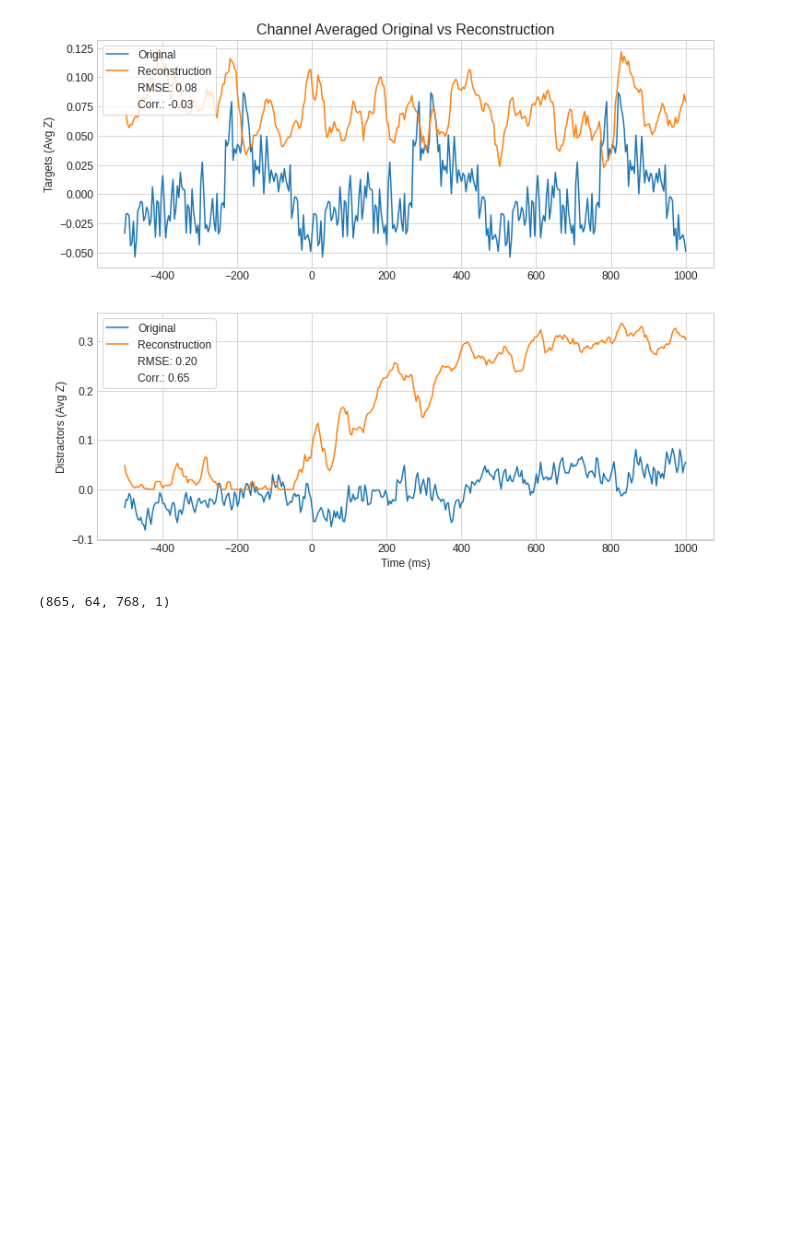
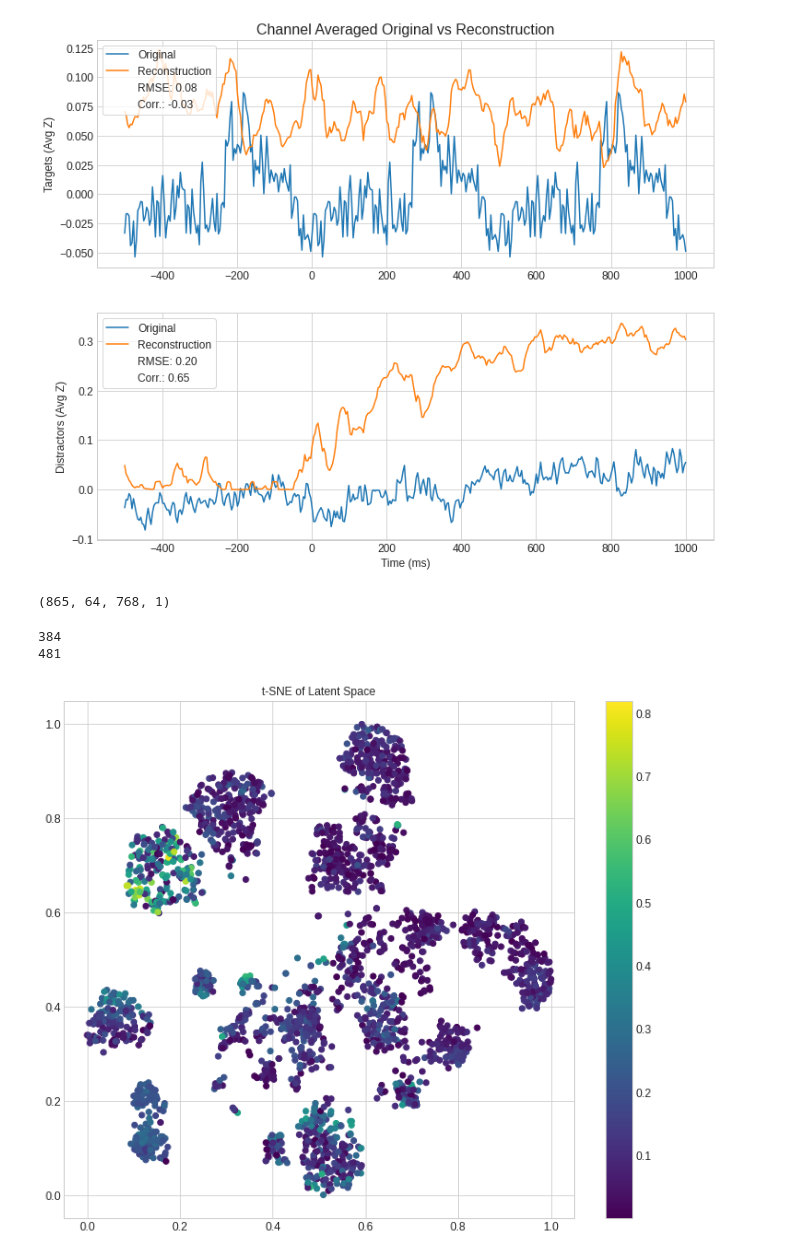
Before and after one commit to zainakh/bci-representation-learning, a Jupyter notebook: plot-eeg-reconstructions.ipynb, the cells around one changed output. Cells and saved outputs as stored; diff of their text form; code cells hidden in the pictures; blank space fills up the shorter version.

Commit message:
Add option to remove noisy trials

```diff
--- a/plot-eeg-reconstructions.ipynb
+++ b/plot-eeg-reconstructions.ipynb
@@ -244,7 +244,7 @@ print(corr[740])
 # %% [output]
 0.3687862965632363
 # %%
-i = 508
+i = 505
 fn = 'ee' + str(i)
 plot_eeg_reconstruction(eeg_test[i], ee_rec[i], save=False, filename=fn)
 # %% [output]
@@ -253,3 +253,30 @@ plot_eeg_reconstruction(eeg_test[i], ee_rec[i], save=False, filename=fn)
 eeg_test.shape
 # %% [output]
 (865, 64, 768, 1)
+# %%
+noisy = []
+good = []
+for i in range(X_tsne.shape[0]):
+    if X_tsne[i,0] > 0.6:
+        noisy.append(i)
+    else:
+        good.append(i)
+print(len(noisy))
+print(len(good))
+# %% [output]
+384
+481
+# %%
+X_tsne_train = tsne.fit_transform(eeg_encode_train)
+simplify = lambda a: np.mean(np.squeeze(a), axis=0)
+eeg_train_red = []
+ee_train_rec = []
+for i in range(len(eeg_train)):
+    eeg_train_red.append(simplify(eeg_train[i]))
+    ee_train_rec.append(simplify(ee_rec_train[i]))
+# %%
+g = lambda x, y: np.abs(pearsonr(x, y)[0])
+corr_train = [g(eeg_train_red[i], ee_train_rec[i]) for i in range(len(eeg_train))]
+plot_embedding(X_tsne_train, corr_train, 't-SNE of Latent Space', 'tsne')
+# %% [output]
+[figure, added]
```
Also changed, not shown: parts of 15 cells of this notebook, 4 other files.
